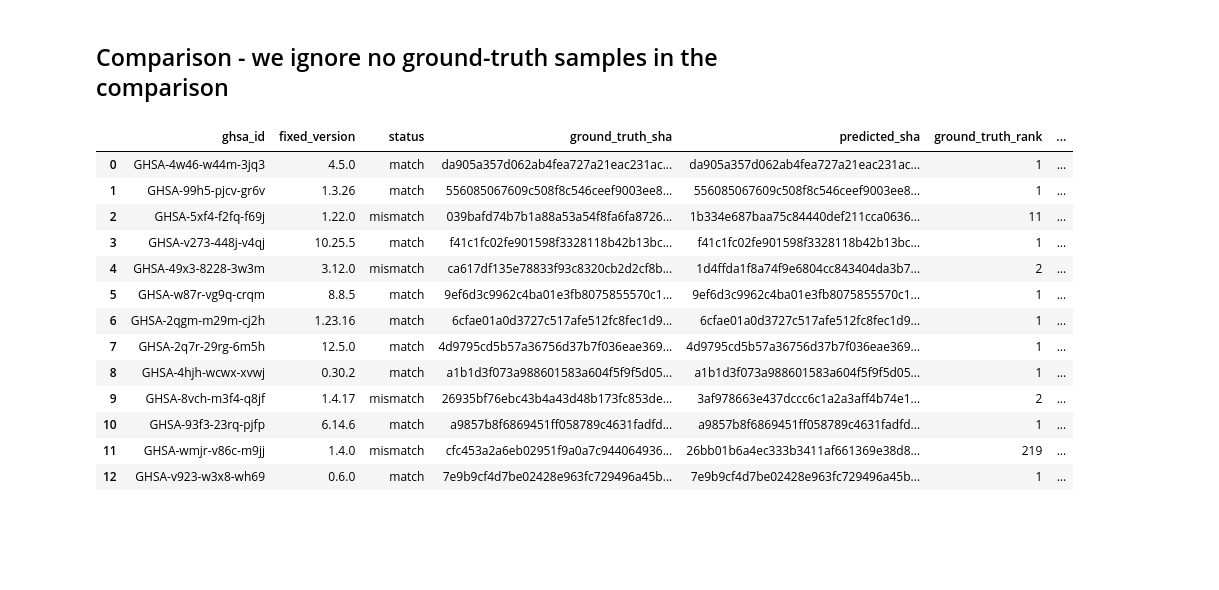
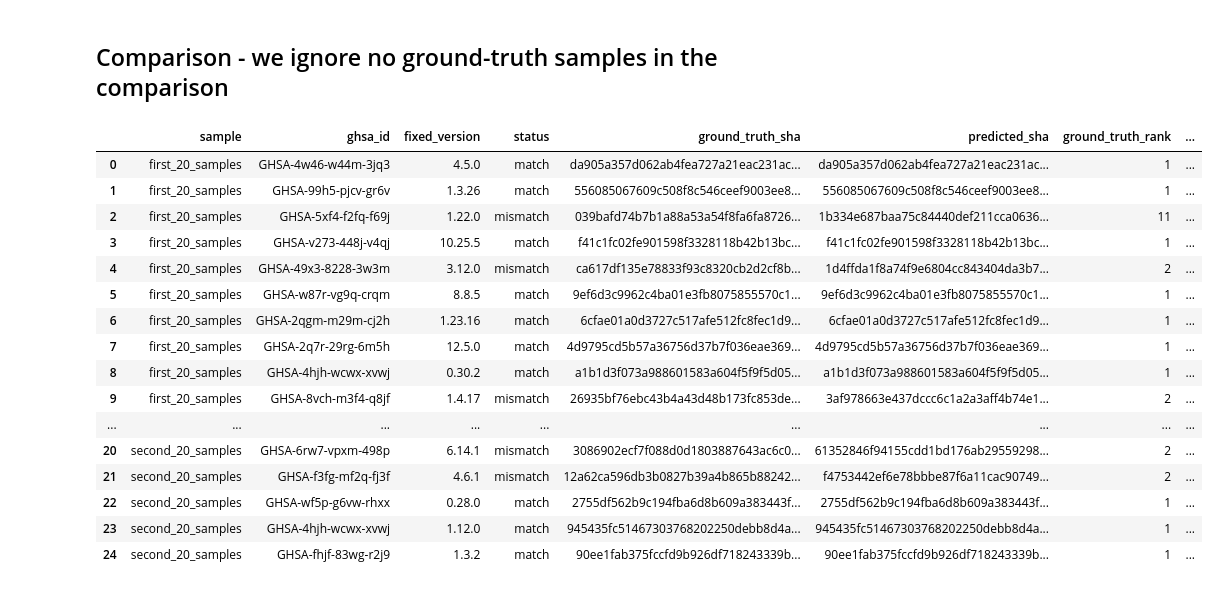
Before and after one commit to ThanoshanMV/vfcfinder, a Jupyter notebook: notebooks/compare_with_ground_truth.ipynb, the cells around one changed output. Saved outputs shown, nothing was run; the diff lists cells and outputs as text; code cells hidden in the pictures; blank space fills up the shorter version.

```diff
--- a/notebooks/compare_with_ground_truth.ipynb
+++ b/notebooks/compare_with_ground_truth.ipynb
@@ -16,12 +17,19 @@ REPO_ROOT = next(
     p for p in [Path.cwd(), *Path.cwd().parents] if (p / "tests/data/sample").exists()
 )
 ANNOTATION_PATH = REPO_ROOT / "tests/data/sample/ghsa_annotation_sample.json"
-RESULTS_DIR = REPO_ROOT / "output/results/sample"
+RESULTS_ROOT = REPO_ROOT / "output/results"
+
+# result folders, in annotation-file order: entries 1-20, then entries 21-40
+SAMPLES = ["first_20_samples", "second_20_samples"]
+SAMPLE_SIZE = 20
 # %% [markdown]
 ## Ground truth
 # %%
 annotations = pd.read_json(ANNOTATION_PATH, dtype=str)
 annotations["VFCCommitSHA"] = annotations["VFCCommitSHA"].fillna("").str.strip().str.lower()
 annotations["has_ground_truth"] = annotations["VFCCommitSHA"] != ""
-annotations[["ghsa_id", "fixed_version", "has_ground_truth", "VFCCommitSHA"]]
+
+# a GHSA can be listed for several fixed versions, so the sample is part of the key
+annotations["sample"] = [SAMPLES[i // SAMPLE_SIZE] for i in range(len(annotations))]
+annotations[["sample", "ghsa_id", "fixed_version", "has_ground_truth", "VFCCommitSHA"]]
 # %% [output]
@@ -88,48 +109,53 @@ predictions[["ghsa_id", "predicted_sha", "ranking_prob", "candidate_commits"]]
 # %% [markdown]
 ## Comparison - we ignore no ground-truth samples in the comparison
 # %%
-def rank_of(ghsa_id, sha):
+def rank_of(sample, ghsa_id, fixed_version, sha):
     """1-based position of sha in the ranked CSV, None if it is not a candidate"""
-    if ghsa_id not in ranked or not sha:
+    key = (sample, ghsa_id, fixed_version)
+    if key not in ranked or not sha:
         return None
-    matches = ranked[ghsa_id].index[ranked[ghsa_id]["sha"].str.lower() == sha]
+    matches = ranked[key].index[ranked[key]["sha"].str.lower() == sha]
     return int(matches[0]) + 1 if len(matches) else None
 
 
 # only advisories with a ground-truth VFC are compared
 comparison = (
     annotations[annotations["has_ground_truth"]]
-    .merge(predictions, on="ghsa_id", how="left")
+    .merge(predictions, on=["sample", "ghsa_id", "fixed_version"], how="left")
     .reset_index(drop=True)
 )
 comparison["ground_truth_rank"] = [
-    rank_of(r.ghsa_id, r.VFCCommitSHA) for r in comparison.itertuples()
+    rank_of(r.sample, r.ghsa_id, r.fixed_version, r.VFCCommitSHA)
+    for r in comparison.itertuples()
 ]
 
 
 def status(r):
     if pd.isna(r["predicted_sha"]):
         return "no result CSV"
     return "match" if r["predicted_sha"] == r["VFCCommitSHA"] else "mismatch"
 
 
 comparison["status"] = comparison.apply(status, axis=1)
 
 comparison[
-    ["ghsa_id", "fixed_version", "status", "VFCCommitSHA", "predicted_sha", "ground_truth_rank", "candidate_commits"]
+    ["sample", "ghsa_id", "fixed_version", "status", "VFCCommitSHA", "predicted_sha", "ground_truth_rank", "candidate_commits"]
 ].rename(columns={"VFCCommitSHA": "ground_truth_sha"})
 # %% [output]
-|  | ghsa_id | fixed_version | status | ground_truth_sha | predicted_sha | ground_truth_rank | ... |
-| 0 | GHSA-4w46-w44m-3jq3 | 4.5.0 | match | da905a357d062ab4fea727a21eac231ac... | da905a357d062ab4fea727a21eac231ac... | 1 | ... |
-| 1 | GHSA-99h5-pjcv-gr6v | 1.3.26 | match | 556085067609c508f8c546ceef9003ee8... | 556085067609c508f8c546ceef9003ee8... | 1 | ... |
-| 2 | GHSA-5xf4-f2fq-f69j | 1.22.0 | mismatch | 039bafd74b7b1a88a53a54f8fa6fa8726... | 1b334e687baa75c84440def211cca0636... | 11 | ... |
-| 3 | GHSA-v273-448j-v4qj | 10.25.5 | match | f41c1fc02fe901598f3328118b42b13bc... | f41c1fc02fe901598f3328118b42b13bc... | 1 | ... |
-| 4 | GHSA-49x3-8228-3w3m | 3.12.0 | mismatch | ca617df135e78833f93c8320cb2d2cf8b... | 1d4ffda1f8a74f9e6804cc843404da3b7... | 2 | ... |
-| 5 | GHSA-w87r-vg9q-crqm | 8.8.5 | match | 9ef6d3c9962c4ba01e3fb8075855570c1... | 9ef6d3c9962c4ba01e3fb8075855570c1... | 1 | ... |
-| 6 | GHSA-2qgm-m29m-cj2h | 1.23.16 | match | 6cfae01a0d3727c517afe512fc8fec1d9... | 6cfae01a0d3727c517afe512fc8fec1d9... | 1 | ... |
-| 7 | GHSA-2q7r-29rg-6m5h | 12.5.0 | match | 4d9795cd5b57a36756d37b7f036eae369... | 4d9795cd5b57a36756d37b7f036eae369... | 1 | ... |
-| 8 | GHSA-4hjh-wcwx-xvwj | 0.30.2 | match | a1b1d3f073a988601583a604f5f9f5d05... | a1b1d3f073a988601583a604f5f9f5d05... | 1 | ... |
-| 9 | GHSA-8vch-m3f4-q8jf | 1.4.17 | mismatch | 26935bf76ebc43b4a43d48b173fc853de... | 3af978663e437dccc6c1a2a3aff4b74e1... | 2 | ... |
-| 10 | GHSA-93f3-23rq-pjfp | 6.14.6 | match | a9857b8f6869451ff058789c4631fadfd... | a9857b8f6869451ff058789c4631fadfd... | 1 | ... |
-| 11 | GHSA-wmjr-v86c-m9jj | 1.4.0 | mismatch | cfc453a2a6eb02951f9a0a7c944064936... | 26bb01b6a4ec333b3411af661369e38d8... | 219 | ... |
-| 12 | GHSA-v923-w3x8-wh69 | 0.6.0 | match | 7e9b9cf4d7be02428e963fc729496a45b... | 7e9b9cf4d7be02428e963fc729496a45b... | 1 | ... |
+|  | sample | ghsa_id | fixed_version | status | ground_truth_sha | predicted_sha | ground_truth_rank | ... |
+| 0 | first_20_samples | GHSA-4w46-w44m-3jq3 | 4.5.0 | match | da905a357d062ab4fea727a21eac231ac... | da905a357d062ab4fea727a21eac231ac... | 1 | ... |
+| 1 | first_20_samples | GHSA-99h5-pjcv-gr6v | 1.3.26 | match | 556085067609c508f8c546ceef9003ee8... | 556085067609c508f8c546ceef9003ee8... | 1 | ... |
+| 2 | first_20_samples | GHSA-5xf4-f2fq-f69j | 1.22.0 | mismatch | 039bafd74b7b1a88a53a54f8fa6fa8726... | 1b334e687baa75c84440def211cca0636... | 11 | ... |
+| 3 | first_20_samples | GHSA-v273-448j-v4qj | 10.25.5 | match | f41c1fc02fe901598f3328118b42b13bc... | f41c1fc02fe901598f3328118b42b13bc... | 1 | ... |
+| 4 | first_20_samples | GHSA-49x3-8228-3w3m | 3.12.0 | mismatch | ca617df135e78833f93c8320cb2d2cf8b... | 1d4ffda1f8a74f9e6804cc843404da3b7... | 2 | ... |
+| 5 | first_20_samples | GHSA-w87r-vg9q-crqm | 8.8.5 | match | 9ef6d3c9962c4ba01e3fb8075855570c1... | 9ef6d3c9962c4ba01e3fb8075855570c1... | 1 | ... |
+| 6 | first_20_samples | GHSA-2qgm-m29m-cj2h | 1.23.16 | match | 6cfae01a0d3727c517afe512fc8fec1d9... | 6cfae01a0d3727c517afe512fc8fec1d9... | 1 | ... |
+| 7 | first_20_samples | GHSA-2q7r-29rg-6m5h | 12.5.0 | match | 4d9795cd5b57a36756d37b7f036eae369... | 4d9795cd5b57a36756d37b7f036eae369... | 1 | ... |
+| 8 | first_20_samples | GHSA-4hjh-wcwx-xvwj | 0.30.2 | match | a1b1d3f073a988601583a604f5f9f5d05... | a1b1d3f073a988601583a604f5f9f5d05... | 1 | ... |
+| 9 | first_20_samples | GHSA-8vch-m3f4-q8jf | 1.4.17 | mismatch | 26935bf76ebc43b4a43d48b173fc853de... | 3af978663e437dccc6c1a2a3aff4b74e1... | 2 | ... |
+| ... | ... | ... | ... | ... | ... | ... | ... | ... |
+| 20 | second_20_samples | GHSA-6rw7-vpxm-498p | 6.14.1 | mismatch | 3086902ecf7f088d0d1803887643ac6c0... | 61352846f94155cdd1bd176ab29559298... | 2 | ... |
+| 21 | second_20_samples | GHSA-f3fg-mf2q-fj3f | 4.6.1 | mismatch | 12a62ca596db3b0827b39a4b865b88242... | f4753442ef6e78bbbe87f6a11cac90749... | 2 | ... |
+| 22 | second_20_samples | GHSA-wf5p-g6vw-rhxx | 0.28.0 | match | 2755df562b9c194fba6d8b609a383443f... | 2755df562b9c194fba6d8b609a383443f... | 1 | ... |
+| 23 | second_20_samples | GHSA-4hjh-wcwx-xvwj | 1.12.0 | match | 945435fc51467303768202250debb8d4a... | 945435fc51467303768202250debb8d4a... | 1 | ... |
+| 24 | second_20_samples | GHSA-fhjf-83wg-r2j9 | 1.3.2 | match | 90ee1fab375fccfd9b926df718243339b... | 90ee1fab375fccfd9b926df718243339b... | 1 | ... |
```
Also changed, not shown: parts of 6 cells of this notebook, 1 other file.
